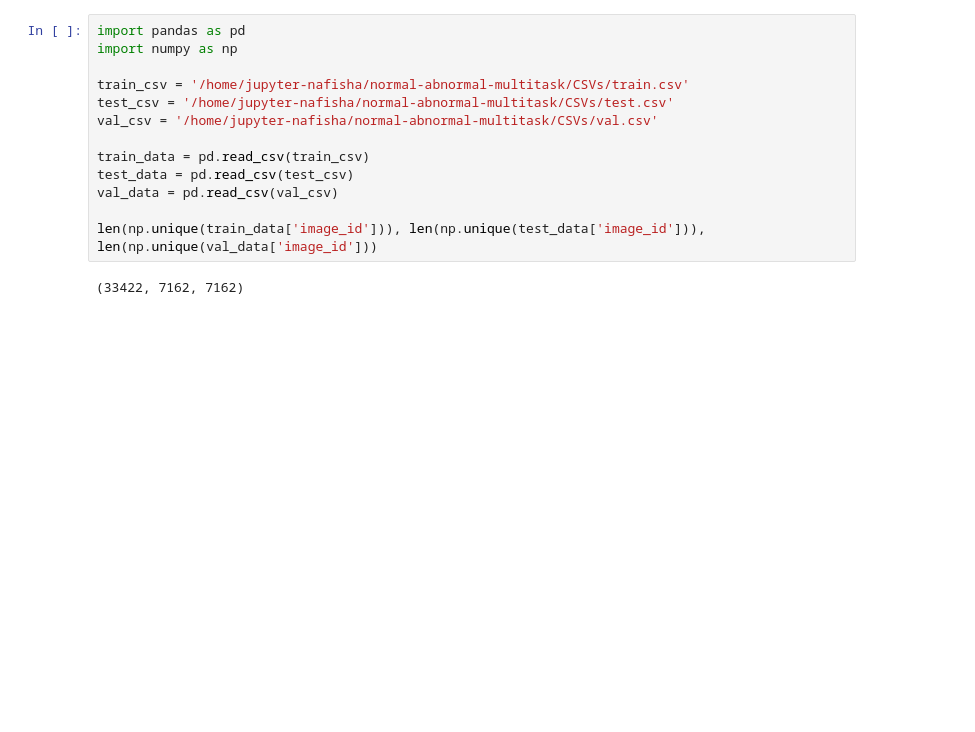
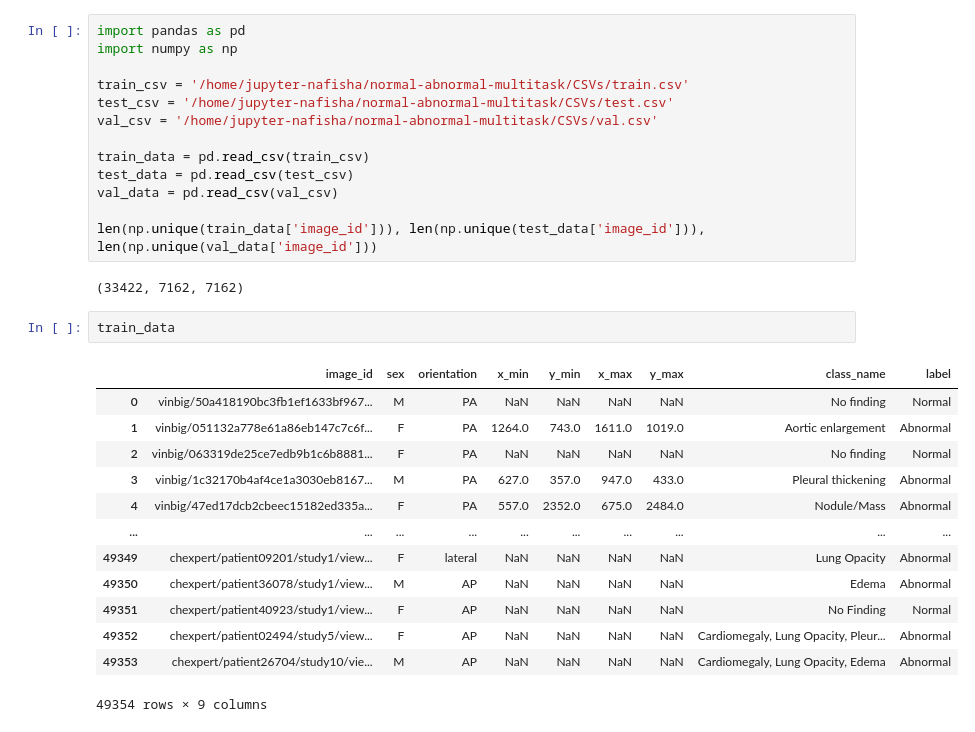
Before and after one commit to Nafishapanacea/normal-abnormal-multitask, a Jupyter notebook: csv.ipynb, the cells around one changed output. Saved outputs shown, nothing was run; the diff lists cells and outputs as text; blank space fills up the shorter version.

```diff
--- a/csv.ipynb
+++ b/csv.ipynb
@@ -287,3 +287,19 @@ val_data = pd.read_csv(val_csv)
 len(np.unique(train_data['image_id'])), len(np.unique(test_data['image_id'])), len(np.unique(val_data['image_id']))
 # %% [output]
 (33422, 7162, 7162)
+# %%
+train_data
+# %% [output]
+|  | image_id | sex | orientation | x_min | y_min | x_max | y_max | class_name | label |
+| 0 | vinbig/50a418190bc3fb1ef1633bf967... | M | PA | NaN | NaN | NaN | NaN | No finding | Normal |
+| 1 | vinbig/051132a778e61a86eb147c7c6f... | F | PA | 1264.0 | 743.0 | 1611.0 | 1019.0 | Aortic enlargement | Abnormal |
+| 2 | vinbig/063319de25ce7edb9b1c6b8881... | F | PA | NaN | NaN | NaN | NaN | No finding | Normal |
+| 3 | vinbig/1c32170b4af4ce1a3030eb8167... | M | PA | 627.0 | 357.0 | 947.0 | 433.0 | Pleural thickening | Abnormal |
+| 4 | vinbig/47ed17dcb2cbeec15182ed335a... | F | PA | 557.0 | 2352.0 | 675.0 | 2484.0 | Nodule/Mass | Abnormal |
+| ... | ... | ... | ... | ... | ... | ... | ... | ... | ... |
+| 49349 | chexpert/patient09201/study1/view... | F | lateral | NaN | NaN | NaN | NaN | Lung Opacity | Abnormal |
+| 49350 | chexpert/patient36078/study1/view... | M | AP | NaN | NaN | NaN | NaN | Edema | Abnormal |
+| 49351 | chexpert/patient40923/study1/view... | F | AP | NaN | NaN | NaN | NaN | No Finding | Normal |
+| 49352 | chexpert/patient02494/study5/view... | F | AP | NaN | NaN | NaN | NaN | Cardiomegaly, Lung Opacity, Pleur... | Abnormal |
+| 49353 | chexpert/patient26704/study10/vie... | M | AP | NaN | NaN | NaN | NaN | Cardiomegaly, Lung Opacity, Edema | Abnormal |
+49354 rows × 9 columns
```
Also changed, not shown: 6 other files.
